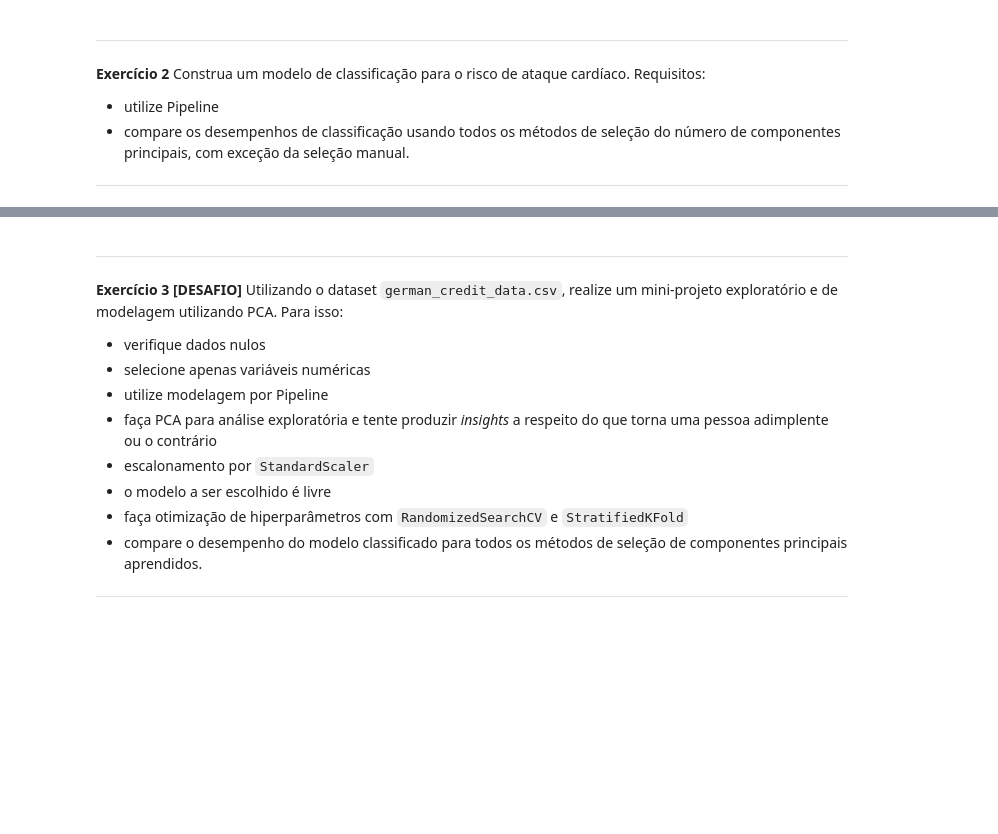
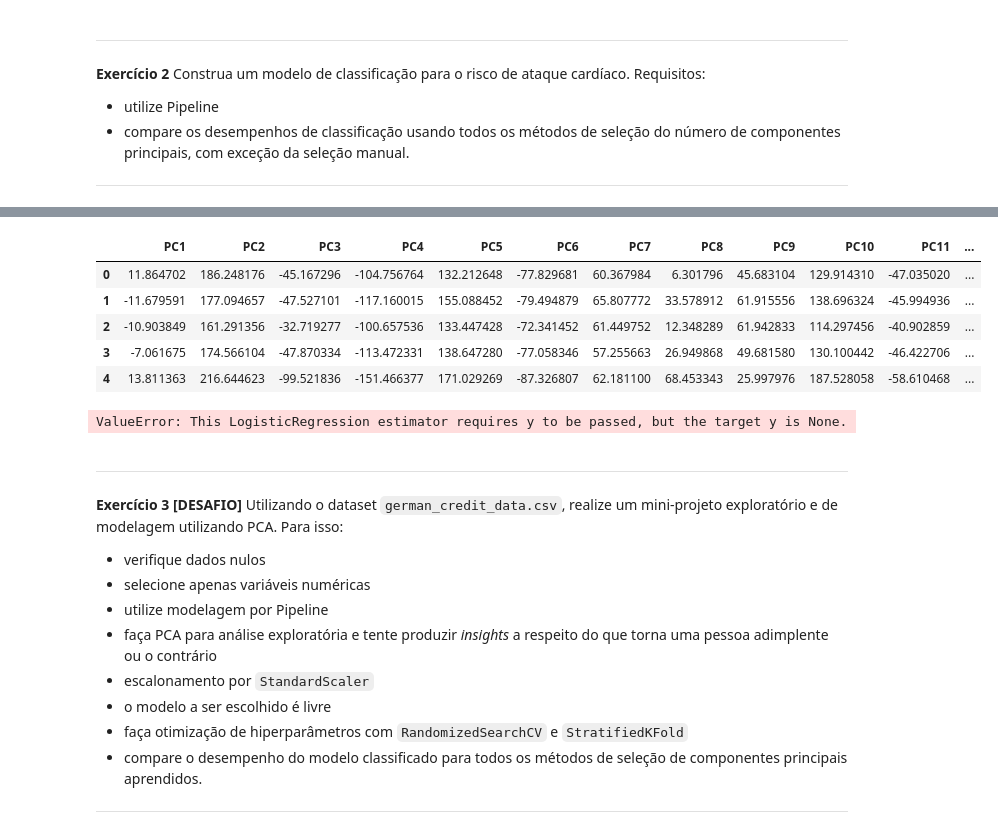
Before and after one commit to joaopasini/letscode_repository, a Jupyter notebook: Módulo 11 - Machine Learning III/Aula_1_ReducaoDimensionalidade_alunos.ipynb, the cells around one changed output, grey strips where cells are left out. Saved outputs shown, nothing was run; the diff lists cells and outputs as text; code cells hidden in the pictures; blank space fills up the shorter version.

```diff
--- a/Módulo 11 - Machine Learning III/Aula_1_ReducaoDimensionalidade_alunos.ipynb
+++ b/Módulo 11 - Machine Learning III/Aula_1_ReducaoDimensionalidade_alunos.ipynb
@@ -302,0 +370,14 @@ Nesse caso, o número de componentes a ser considerado, deveria ser apenas 1.
+# %%
+# gráfico das primeiras componentes
+data_heart_pca = pd.DataFrame(pca_heart.transform(x),
+                              columns=labels,
+                              index=x.index)
+data_heart_pca['output'] = data_heart['output']
+data_heart_pca.head()
+# %% [output]
+|  | PC1 | PC2 | PC3 | PC4 | PC5 | PC6 | PC7 | PC8 | PC9 | PC10 | PC11 | ... |
+| 0 | 11.864702 | 186.248176 | -45.167296 | -104.756764 | 132.212648 | -77.829681 | 60.367984 | 6.301796 | 45.683104 | 129.914310 | -47.035020 | ... |
+| 1 | -11.679591 | 177.094657 | -47.527101 | -117.160015 | 155.088452 | -79.494879 | 65.807772 | 33.578912 | 61.915556 | 138.696324 | -45.994936 | ... |
+| 2 | -10.903849 | 161.291356 | -32.719277 | -100.657536 | 133.447428 | -72.341452 | 61.449752 | 12.348289 | 61.942833 | 114.297456 | -40.902859 | ... |
+| 3 | -7.061675 | 174.566104 | -47.870334 | -113.472331 | 138.647280 | -77.058346 | 57.255663 | 26.949868 | 49.681580 | 130.100442 | -46.422706 | ... |
+| 4 | 13.811363 | 216.644623 | -99.521836 | -151.466377 | 171.029269 | -87.326807 | 62.181100 | 68.453343 | 25.997976 | 187.528058 | -58.610468 | ... |
@@ -303,3 +390,20 @@ Nesse caso, o número de componentes a ser considerado, deveria ser apenas 1.
+# %%
+# vamos fazer uma análise agora, usando somente 2 componentes
+pipe_pca = Pipeline([
+    ('scaler', StandardScaler()),
+    ('pca', PCA(n_components=2)),
+    ('model', LogisticRegression(random_state=42))
+])
+
+pipe_pca.fit(x_s)
+
+# realizando novas predições
+yhat_pca = pipe_pca.predict(x_test)
+
+# analisando as métricas
+print(classification_report(x_test, yhat_pca))
+# %% [output]
+ValueError: This LogisticRegression estimator requires y to be passed, but the target y is None.
 # %% [markdown]
 <hr>
 
```
Also changed, not shown: parts of 7 cells of this notebook, 14 other files.
